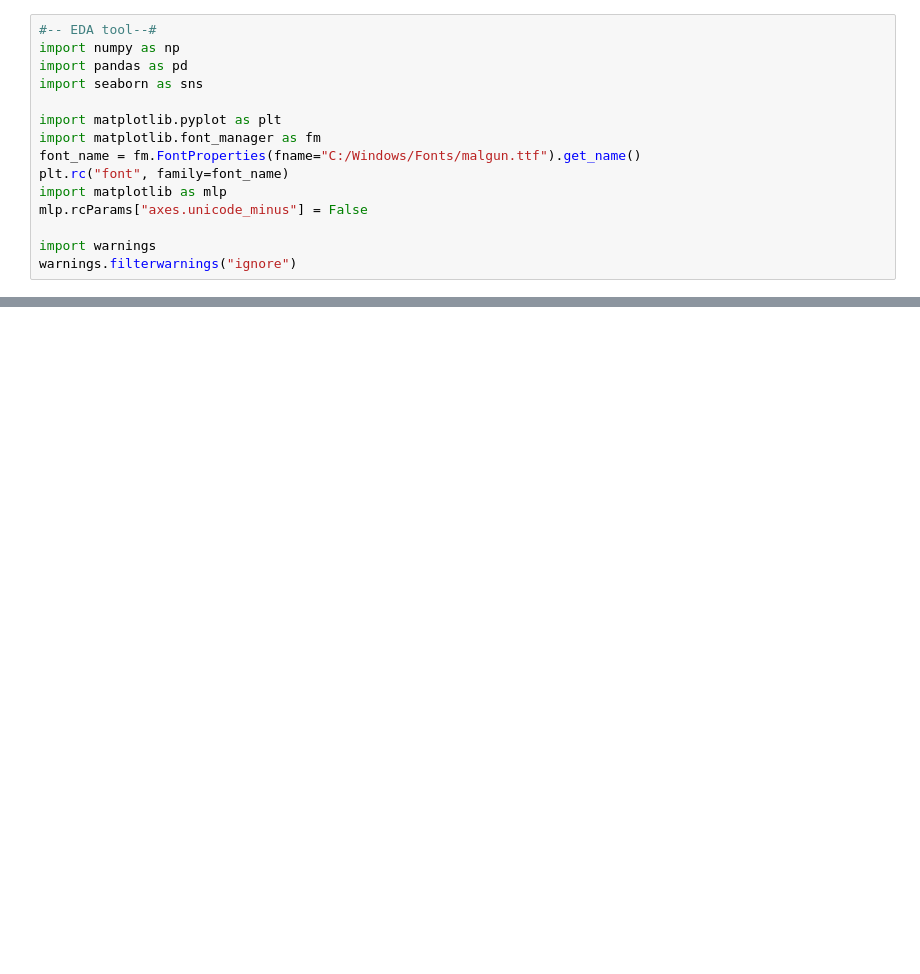
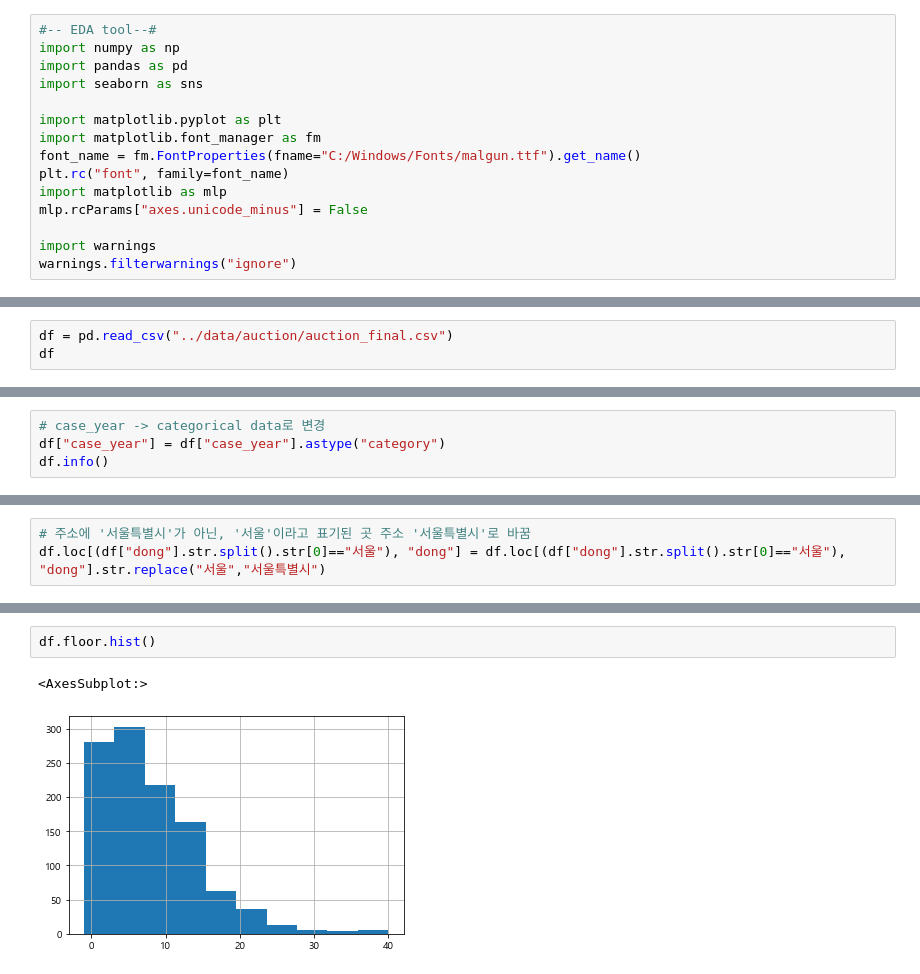
Before and after one commit to JinsolPark/final_project, a Jupyter notebook: jspark/02_데이터분석.ipynb, the cells around one changed output, grey strips where cells are left out. Cells and saved outputs as stored; diff of their text form; blank space fills up the shorter version.

```diff
--- a/jspark/02_데이터분석.ipynb
+++ b/jspark/02_데이터분석.ipynb
@@ -59,0 +16,3 @@ comment
+# %%
+df = pd.read_csv("../data/auction/auction_final.csv")
+df
@@ -59,0 +97,4 @@ comment
+# %%
+# case_year -> categorical data로 변경
+df["case_year"] = df["case_year"].astype("category")
+df.info()
@@ -59,0 +178,3 @@ comment
+# %%
+# 주소에 '서울특별시'가 아닌, '서울'이라고 표기된 곳 주소 '서울특별시'로 바꿈
+df.loc[(df["dong"].str.split().str[0]=="서울"), "dong"] = df.loc[(df["dong"].str.split().str[0]=="서울"), "dong"].str.replace("서울","서울특별시")
@@ -59,0 +217,5 @@ comment
+# %%
+df.floor.hist()
+# %% [output]
+<AxesSubplot:>
+[figure, added]
```
Also changed, not shown: parts of 99 cells of this notebook, 2 other files.
